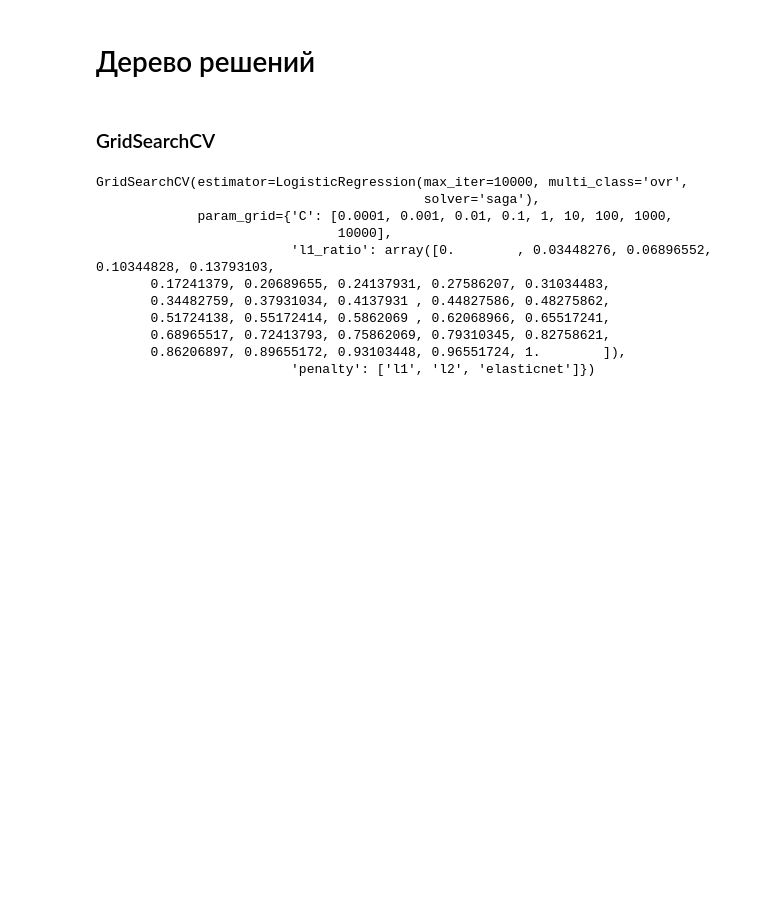
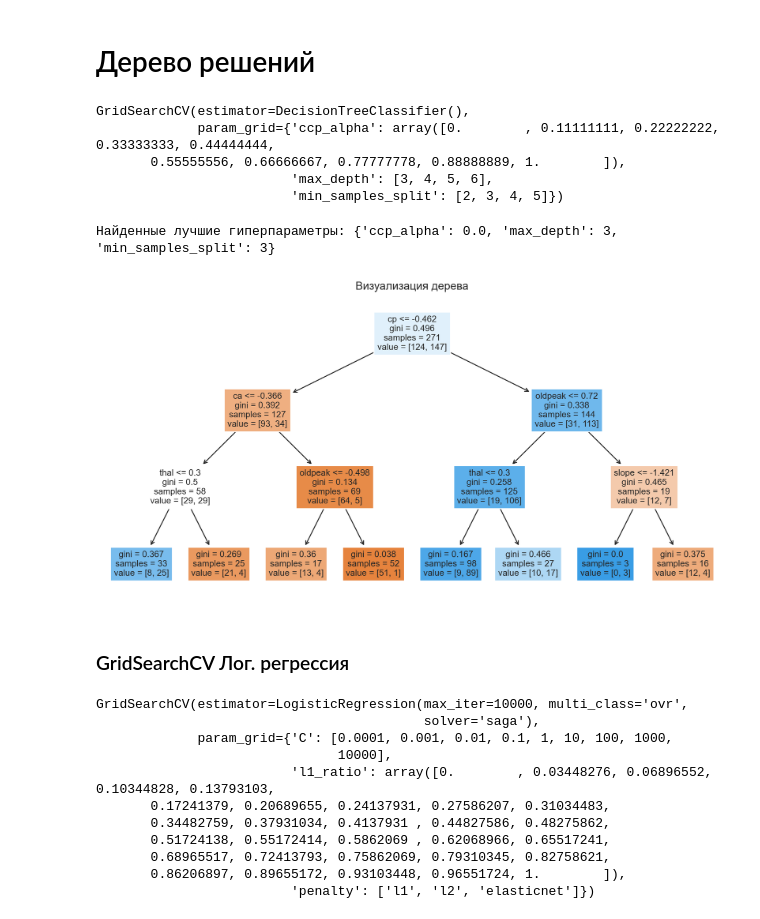
Before and after one commit to Safuanov888/Heart-disease, a Jupyter notebook: 02-Logistic-Regression-Project.ipynb, the cells around one changed output. Drawn from its saved outputs; the diff is of its cells as text; code cells hidden in the pictures; blank space fills up the shorter version.

```diff
--- a/02-Logistic-Regression-Project.ipynb
+++ b/02-Logistic-Regression-Project.ipynb
@@ -229,3 +229,6 @@ X_train_scale = scaler.fit_transform(X_train)
 X_test_scale = scaler.transform(X_test)
 # %% [markdown]
 # Байес
+# %%
+bayes = GaussianNB()
+bayes.fit(X_train_scale, y_train)
@@ -232,7 +263,32 @@ X_test_scale = scaler.transform(X_test)
 # %% [markdown]
 # Дерево решений
+# %%
+max_depth = [3, 4, 5, 6]
+min_samples_split = [2, 3, 4, 5]
+ccp_alpha = np.linspace(0, 1, 10)
+params = {'max_depth': max_depth, 'min_samples_split': min_samples_split, 'ccp_alpha': ccp_alpha}
+# %%
+tree = DecisionTreeClassifier(criterion='gini')
+grid_tree_model = GridSearchCV(tree, param_grid=params)
+grid_tree_model.fit(X_train_scale, y_train)
+# %% [output]
+GridSearchCV(estimator=DecisionTreeClassifier(),
+             param_grid={'ccp_alpha': array([0.        , 0.11111111, 0.22222222, 0.33333333, 0.44444444,
+       0.55555556, 0.66666667, 0.77777778, 0.88888889, 1.        ]),
+                         'max_depth': [3, 4, 5, 6],
+                         'min_samples_split': [2, 3, 4, 5]})
+# %%
+print(f'Найденные лучшие гиперпараметры: {grid_tree_model.best_params_}')
+# %% [output]
+Найденные лучшие гиперпараметры: {'ccp_alpha': 0.0, 'max_depth': 3, 'min_samples_split': 3}
+# %%
+plt.figure(figsize=(12,6), dpi=200)
+plot_tree(grid_tree_model.best_estimator_, feature_names=X_train.columns, filled=True);
+plt.title('Визуализация дерева');
+# %% [output]
+[figure, added]
 # %% [markdown]
-### GridSearchCV
+### GridSearchCV Лог. регрессия
 # %%
 log_model = LogisticRegression(max_iter=10000, multi_class='ovr', solver='saga')
 # %%
```
Also changed, not shown: parts of 25 cells of this notebook.
